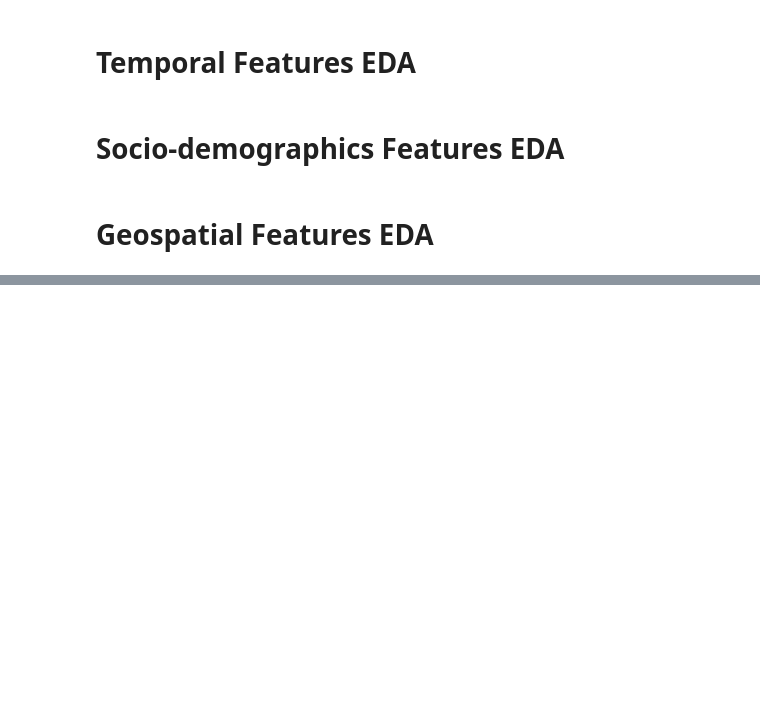
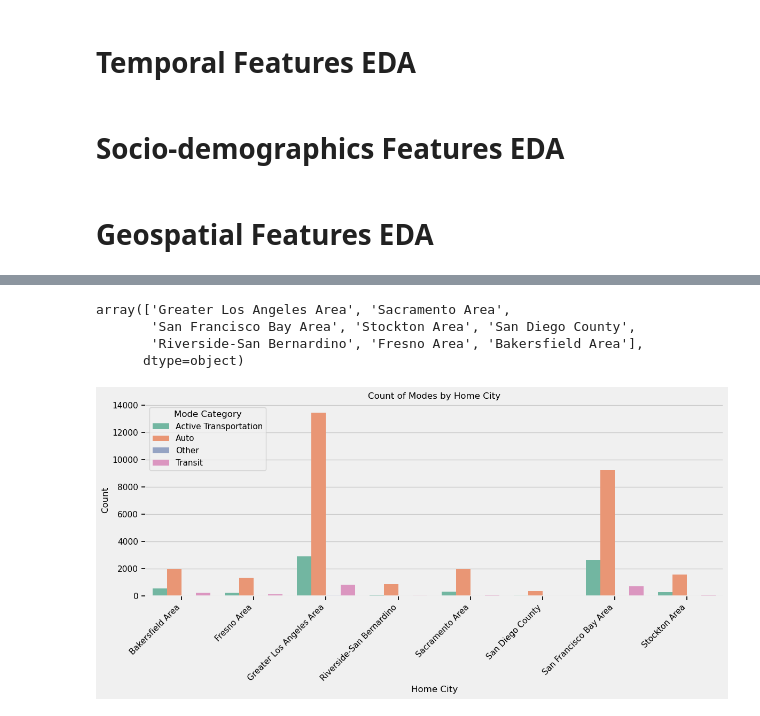
Before and after one commit to nico988766/CME-538-Mickey-Mousers, a Jupyter notebook: 3 - EDA/students/students_outliers_missing_values.ipynb, the cells around one changed output, grey strips where cells are left out. Drawn from its saved outputs; the diff is of its cells as text; code cells hidden in the pictures; blank space fills up the shorter version.

Commit message:
Updated EDA added maps/ visuals and filtered outliers etx

```diff
--- a/3 - EDA/students/students_outliers_missing_values.ipynb
+++ b/3 - EDA/students/students_outliers_missing_values.ipynb
@@ -213,3 +242,30 @@ plt.show()
+# %%
+df_non_numeric['city_from_zip'].unique()
+# %% [output]
+array(['Greater Los Angeles Area', 'Sacramento Area',
+       'San Francisco Bay Area', 'Stockton Area', 'San Diego County',
+       'Riverside-San Bernardino', 'Fresno Area', 'Bakersfield Area'],
+      dtype=object)
+# %%
+
+# Group by 'home_city' and 'mode_category' to get counts
+home_city_mode_counts = df_filtered.groupby(['city_from_zip', 'mode_category']).size().reset_index(name='count')
+
+# Create the plot
+plt.figure(figsize=(12, 6))
+sns.barplot(data=home_city_mode_counts, x='city_from_zip', y='count', hue='mode_category', palette='Set2')
+
+# Customize the plot
+plt.title('Count of Modes by Home City')
+plt.xlabel('Home City')
+plt.ylabel('Count')
+plt.xticks(rotation=45, ha='right')
+plt.legend(title='Mode Category')
+plt.tight_layout()
+
+plt.show()
+# %% [output]
+[figure, added]
 # %%
 import folium
 from folium import Circle
```
Also changed, not shown: parts of 6 cells of this notebook.
